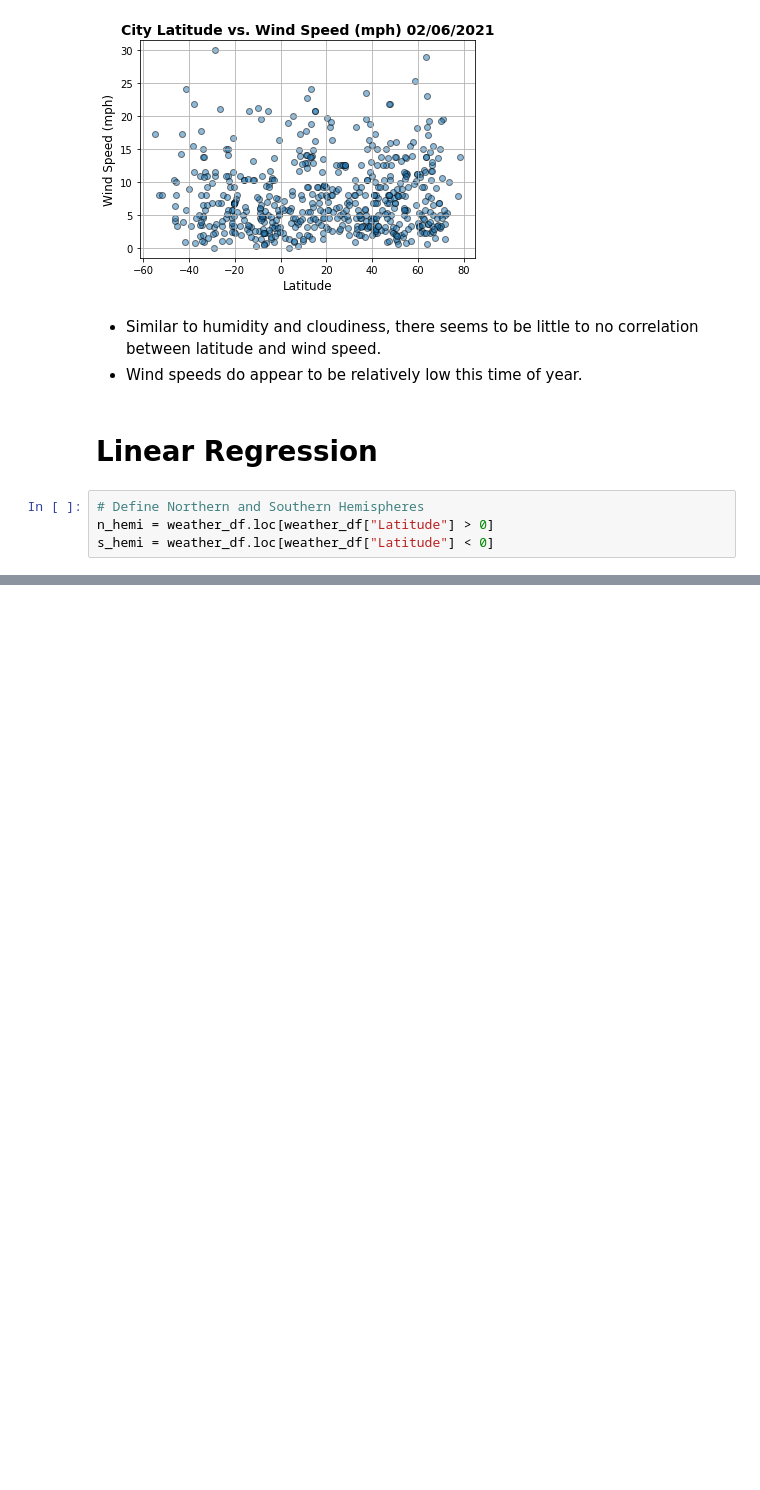
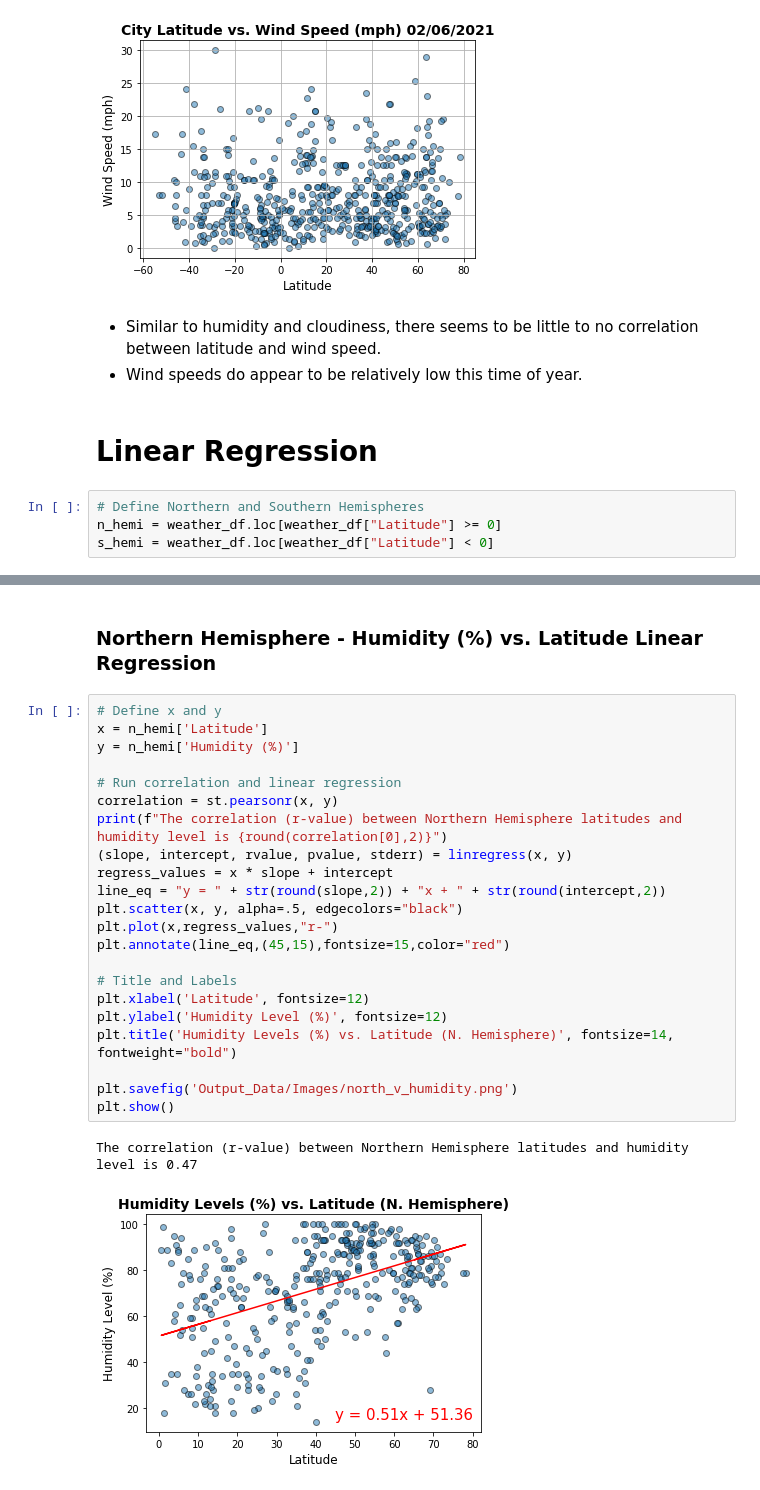
Before and after one commit to briennecole/python_api_challenge, a Jupyter notebook: WeatherPy/WeatherPy.ipynb, the cells around one changed output, grey strips where cells are left out. Drawn from its saved outputs; the diff is of its cells as text; blank space fills up the shorter version.

```diff
--- a/WeatherPy/WeatherPy.ipynb
+++ b/WeatherPy/WeatherPy.ipynb
@@ -273,6 +273,6 @@ plt.savefig('Output_Data/Images/lat_vs_wind.png')
 # Linear Regression
 # %%
 # Define Northern and Southern Hemispheres
-n_hemi = weather_df.loc[weather_df["Latitude"] > 0]
+n_hemi = weather_df.loc[weather_df["Latitude"] >= 0]
 s_hemi = weather_df.loc[weather_df["Latitude"] < 0]
 # %% [markdown]
@@ -303,0 +332,27 @@ The correlation (r-value) between Northern Hemisphere Latitudes and Max Temperat
+# %% [markdown]
+### Northern Hemisphere - Humidity (%) vs. Latitude Linear Regression
+# %%
+# Define x and y
+x = n_hemi['Latitude']
+y = n_hemi['Humidity (%)']
+
+# Run correlation and linear regression
+correlation = st.pearsonr(x, y)
+print(f"The correlation (r-value) between Northern Hemisphere latitudes and humidity level is {round(correlation[0],2)}")
+(slope, intercept, rvalue, pvalue, stderr) = linregress(x, y)
+regress_values = x * slope + intercept
+line_eq = "y = " + str(round(slope,2)) + "x + " + str(round(intercept,2))
+plt.scatter(x, y, alpha=.5, edgecolors="black")
+plt.plot(x,regress_values,"r-")
+plt.annotate(line_eq,(45,15),fontsize=15,color="red")
+
+# Title and Labels
+plt.xlabel('Latitude', fontsize=12)
+plt.ylabel('Humidity Level (%)', fontsize=12)
+plt.title('Humidity Levels (%) vs. Latitude (N. Hemisphere)', fontsize=14, fontweight="bold")
+
+plt.savefig('Output_Data/Images/north_v_humidity.png')
+plt.show()
+# %% [output]
+The correlation (r-value) between Northern Hemisphere latitudes and humidity level is 0.47
+[figure, added]
```
Also changed, not shown: parts of 14 cells of this notebook, 8 other files.
